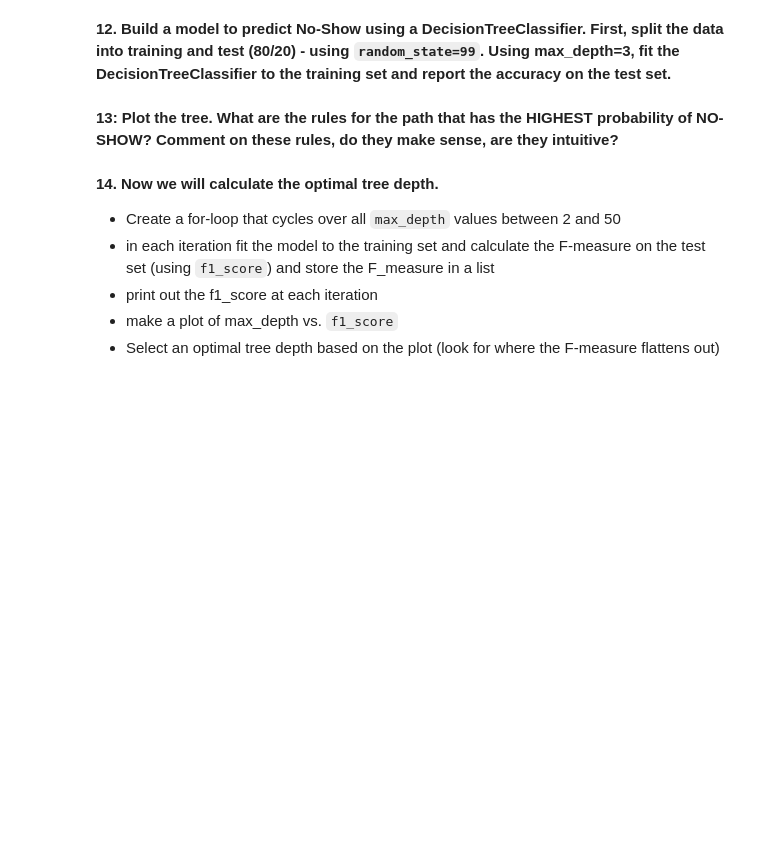
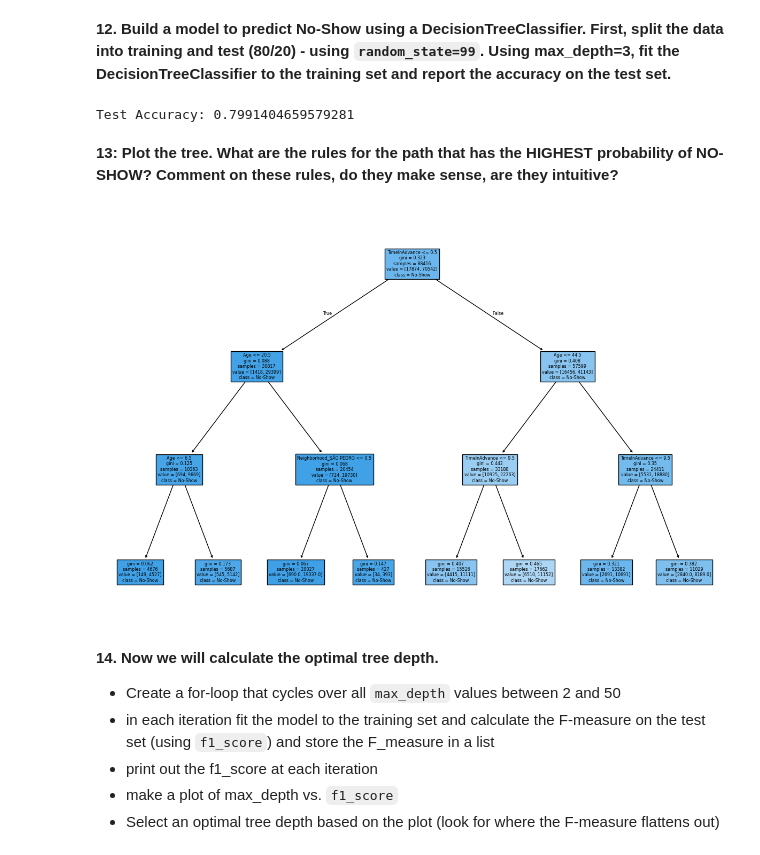
Before and after one commit to DotBion/techgb2336-dataSciBiz, a Jupyter notebook: Copy_of_HW2.ipynb, the cells around one changed output. Cells and saved outputs as stored; diff of their text form; code cells hidden in the pictures; blank space fills up the shorter version.

```diff
--- a/Copy_of_HW2.ipynb
+++ b/Copy_of_HW2.ipynb
@@ -255,3 +384,6 @@ plt.show()
 ### Predictive modeling using Trees
 
 **11. Let's drop the columns we won't be needing. Drop PatientId, AppointmentID, ScheduledDay, AppointmentDay.**
+# %%
+noshows.drop(['PatientId', 'AppointmentID', 'ScheduledDay', 'AppointmentDay'], axis=1, inplace=True)
+noshows.head()
@@ -263,5 +403,22 @@ from sklearn import metrics
 from sklearn.tree import DecisionTreeClassifier, plot_tree
 from sklearn.model_selection import train_test_split
 from sklearn.metrics import f1_score
+# %%
+y = noshows['No-show']
+X = noshows.drop('No-show', axis=1)
+
+X_train, X_test, y_train, y_test = train_test_split(X, y, test_size=0.2, random_state=99)
+
+dtc = DecisionTreeClassifier(max_depth=3)
+dtc.fit(X_train, y_train)
+
+# Make predictions on the test set
+y_pred = dtc.predict(X_test)
+
+# Evaluate the model's accuracy
+accuracy = metrics.accuracy_score(y_test, y_pred)
+print(f"Test Accuracy: {accuracy}")
+# %% [output]
+Test Accuracy: 0.7991404659579281
 # %% [markdown]
 **13: Plot the tree.  What are the rules for the path that has the HIGHEST probability of NO-SHOW? Comment on these rules, do they make sense, are they intuitive?**
@@ -268,3 +452,10 @@ from sklearn.metrics import f1_score
+# %%
+plt.figure(figsize=(15, 10))
+plot_tree(dtc, filled=True, feature_names=X.columns, class_names=['Show', 'No-Show'])
+plt.show()
+#Yes some make sense like if the time
+# %% [output]
+[figure, added]
 # %% [markdown]
 **14. Now we will calculate the optimal tree depth.**
 - Create a for-loop that cycles over all `max_depth` values between 2 and 50
```
Also changed, not shown: parts of 22 cells of this notebook.
